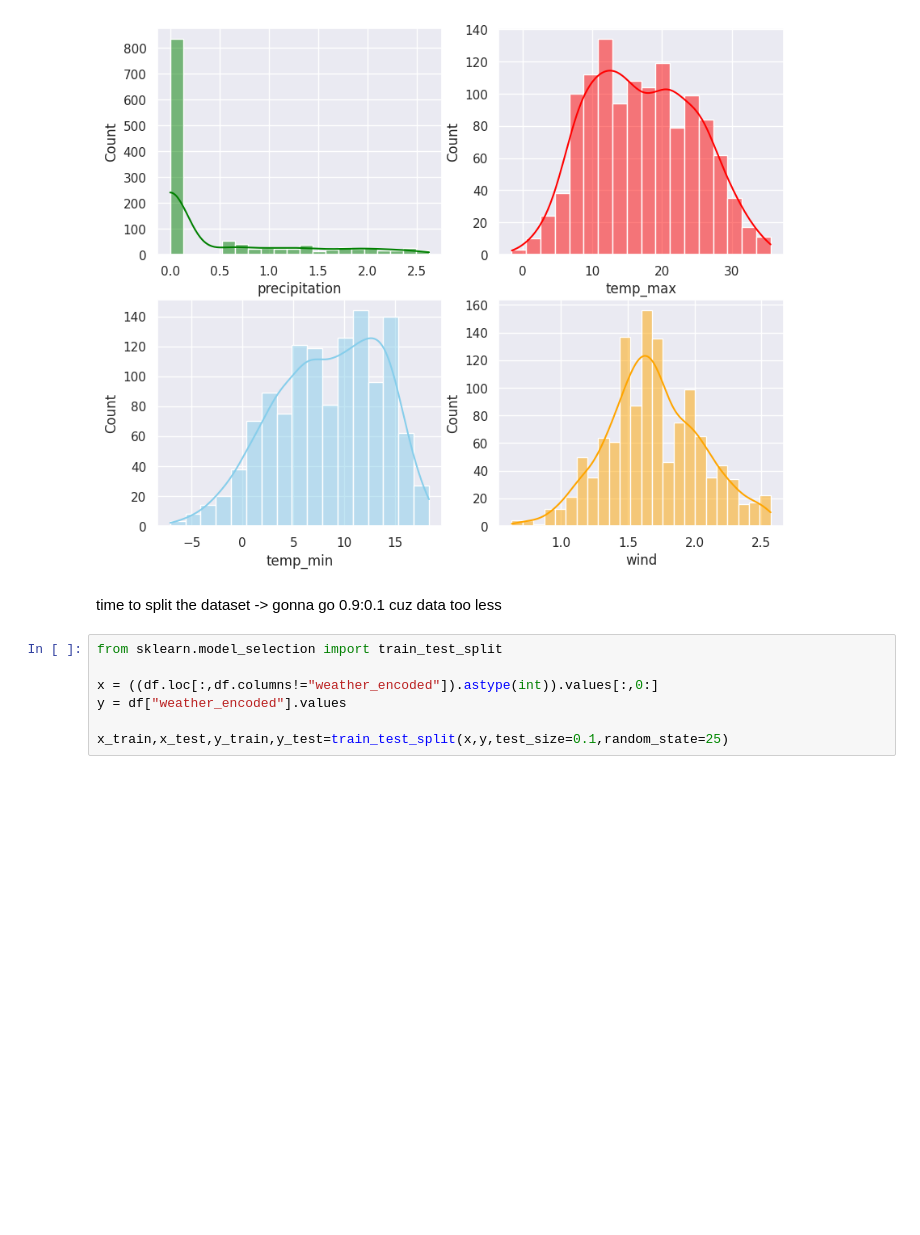
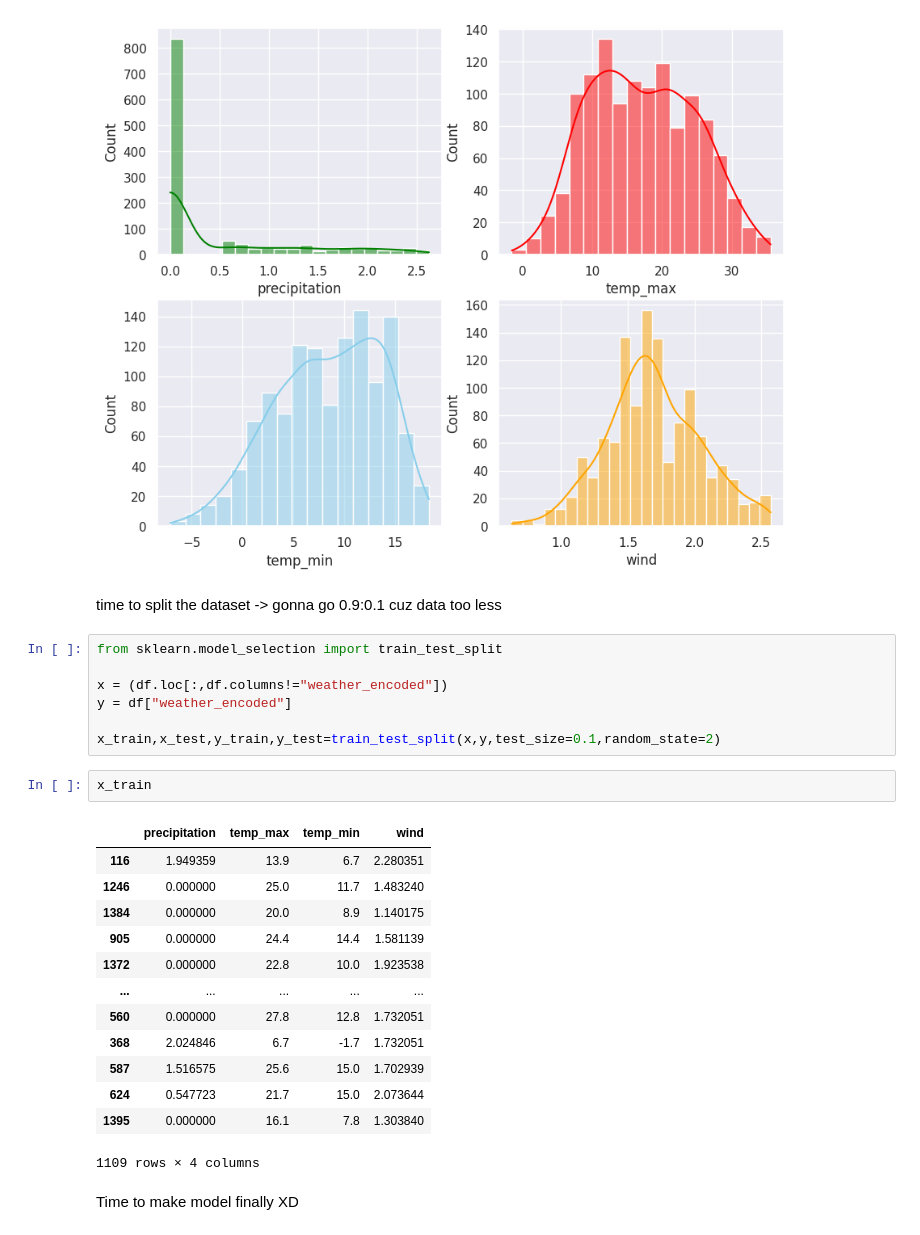
Before and after one commit to KrishBnsl/weather-prediction, a Jupyter notebook: weather_prediction.ipynb, the cells around one changed output. Saved outputs shown, nothing was run; the diff lists cells and outputs as text; blank space fills up the shorter version.

```diff
--- a/weather_prediction.ipynb
+++ b/weather_prediction.ipynb
@@ -325,7 +325,25 @@ time to split the dataset -> gonna go 0.9:0.1 cuz data too less
 # %%
 from sklearn.model_selection import train_test_split
 
-x = ((df.loc[:,df.columns!="weather_encoded"]).astype(int)).values[:,0:]
-y = df["weather_encoded"].values
+x = (df.loc[:,df.columns!="weather_encoded"])
+y = df["weather_encoded"]
 
-x_train,x_test,y_train,y_test=train_test_split(x,y,test_size=0.1,random_state=25)
+x_train,x_test,y_train,y_test=train_test_split(x,y,test_size=0.1,random_state=2)
+# %%
+x_train
+# %% [output]
+|  | precipitation | temp_max | temp_min | wind |
+| 116 | 1.949359 | 13.9 | 6.7 | 2.280351 |
+| 1246 | 0.000000 | 25.0 | 11.7 | 1.483240 |
+| 1384 | 0.000000 | 20.0 | 8.9 | 1.140175 |
+| 905 | 0.000000 | 24.4 | 14.4 | 1.581139 |
+| 1372 | 0.000000 | 22.8 | 10.0 | 1.923538 |
+| ... | ... | ... | ... | ... |
+| 560 | 0.000000 | 27.8 | 12.8 | 1.732051 |
+| 368 | 2.024846 | 6.7 | -1.7 | 1.732051 |
+| 587 | 1.516575 | 25.6 | 15.0 | 1.702939 |
+| 624 | 0.547723 | 21.7 | 15.0 | 2.073644 |
+| 1395 | 0.000000 | 16.1 | 7.8 | 1.303840 |
+1109 rows × 4 columns
+# %% [markdown]
+Time to make model finally XD
```
Also changed, not shown: parts of 1 cell of this notebook.
